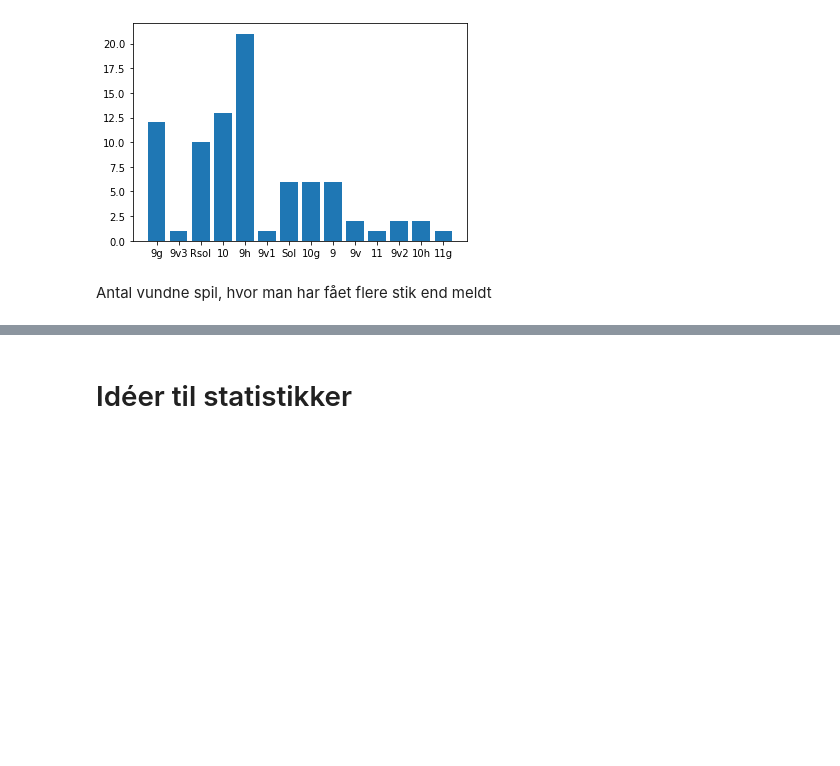
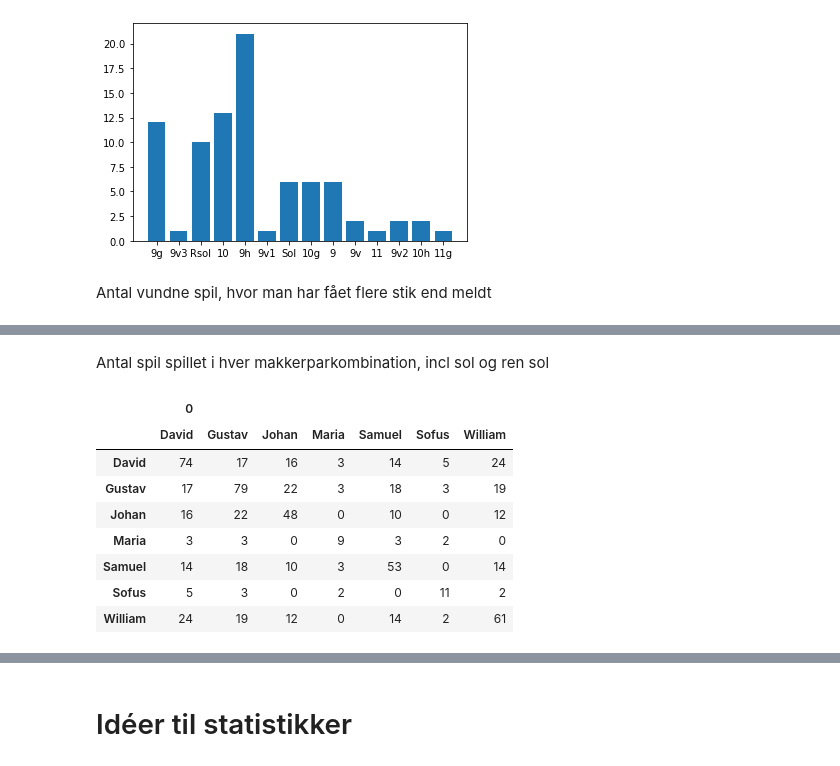
Before and after one commit to GustavWZ/Whist---Sommerhus, a Jupyter notebook: Analyse.ipynb, the cells around one changed output, grey strips where cells are left out. Cells and saved outputs as stored; diff of their text form; code cells hidden in the pictures; blank space fills up the shorter version.

```diff
--- a/Analyse.ipynb
+++ b/Analyse.ipynb
@@ -281,0 +379,26 @@ wins_op
+# %% [markdown]
+Antal spil spillet i hver makkerparkombination, incl sol og ren sol
+# %%
+wins_amo_pairs = pairs_temp.copy()
+
+for i in range(amo):
+    for p1 in dict_temp:
+        for p2 in dict_temp:
+            if df.iloc[i][p1] > 0 and df.iloc[i][p2] > 0:
+                wins_amo_pairs[p1,p2] += 1
+            elif df.iloc[i][p1] < 0 and df.iloc[i][p2] < 0:
+                wins_amo_pairs[p1,p2] += 1
+
+
+wins_amo_pairs_df = pd.DataFrame(wins_amo_pairs.values(), index=pd.MultiIndex.from_tuples(wins_amo_pairs.keys())).unstack(1)
+wins_amo_pairs_df
+# %% [output]
+|  | 0 |  |  |  |  |  |  |
+|  | David | Gustav | Johan | Maria | Samuel | Sofus | William |
+| David | 74 | 17 | 16 | 3 | 14 | 5 | 24 |
+| Gustav | 17 | 79 | 22 | 3 | 18 | 3 | 19 |
+| Johan | 16 | 22 | 48 | 0 | 10 | 0 | 12 |
+| Maria | 3 | 3 | 0 | 9 | 3 | 2 | 0 |
+| Samuel | 14 | 18 | 10 | 3 | 53 | 0 | 14 |
+| Sofus | 5 | 3 | 0 | 2 | 0 | 11 | 2 |
+| William | 24 | 19 | 12 | 0 | 14 | 2 | 61 |
```
Also changed, not shown: parts of 24 cells of this notebook.
